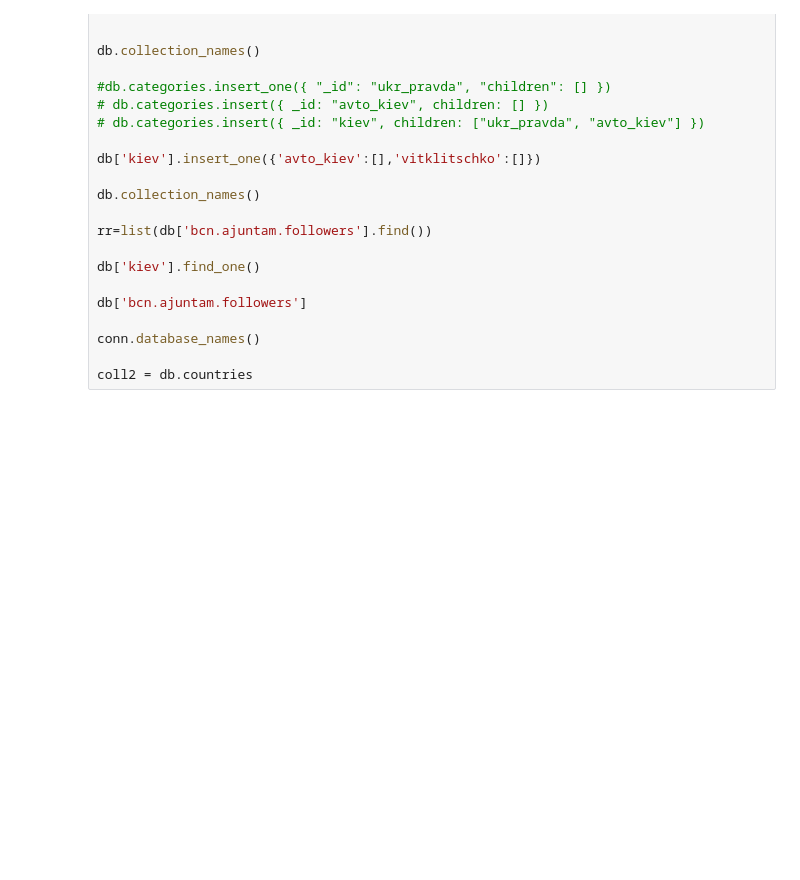
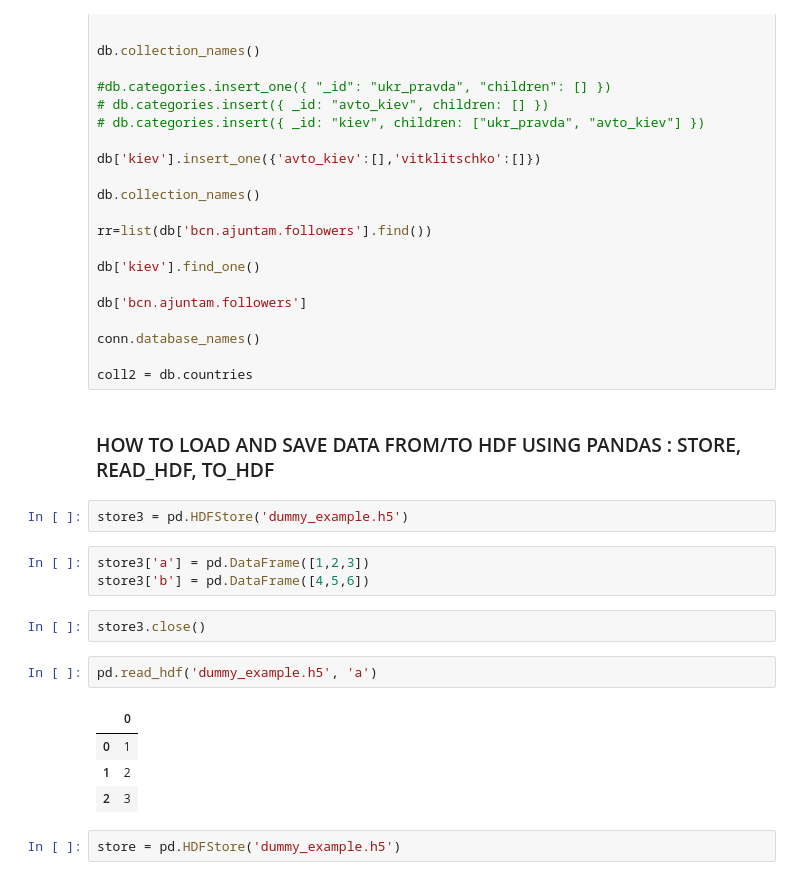
Before and after one commit to pgervila/Explore_bilingualism_in_cities, a Jupyter notebook: explore_city_langs.ipynb, the cells around one changed output. Cells and saved outputs as stored; diff of their text form; blank space fills up the shorter version.

```diff
--- a/explore_city_langs.ipynb
+++ b/explore_city_langs.ipynb
@@ -1302,3 +1469,21 @@ db['bcn.ajuntam.followers']
 conn.database_names()
 
 coll2 = db.countries
+# %% [markdown]
+### HOW TO LOAD AND SAVE DATA FROM/TO HDF USING PANDAS : STORE, READ_HDF, TO_HDF
+# %%
+store3 = pd.HDFStore('dummy_example.h5')
+# %%
+store3['a'] = pd.DataFrame([1,2,3])
+store3['b'] = pd.DataFrame([4,5,6])
+# %%
+store3.close()
+# %%
+pd.read_hdf('dummy_example.h5', 'a')
+# %% [output]
+|  | 0 |
+| 0 | 1 |
+| 1 | 2 |
+| 2 | 3 |
+# %%
+store = pd.HDFStore('dummy_example.h5')
```
Also changed, not shown: parts of 131 cells of this notebook.
